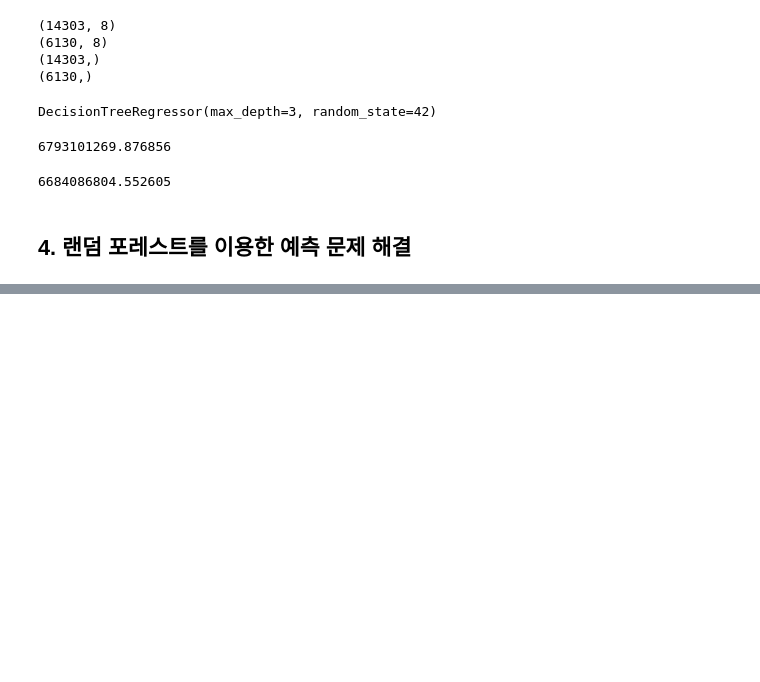
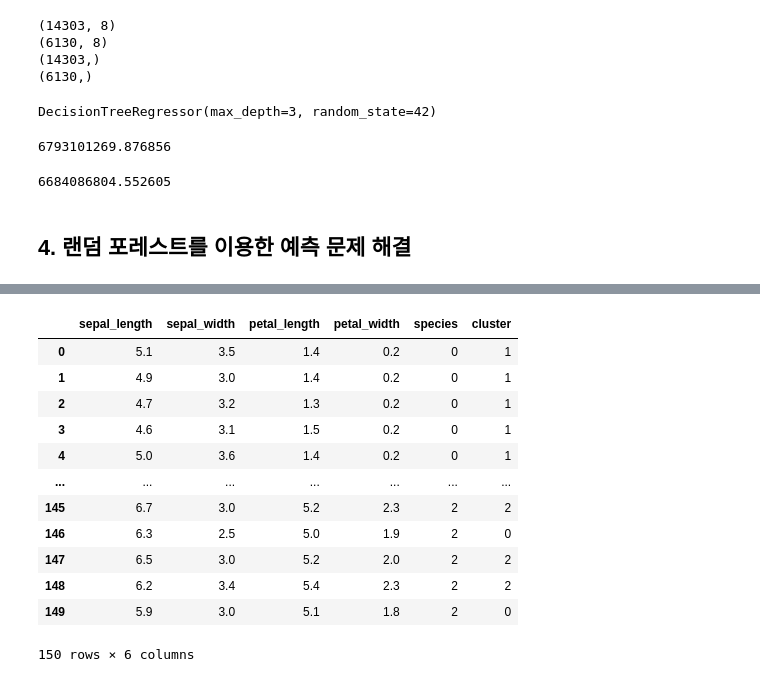
Before and after one commit to CQ-01/Edu, a Jupyter notebook: AI/Data Analysis/빅데이터 분석기사/II_데이터분석.ipynb, the cells around one changed output, grey strips where cells are left out. Drawn from its saved outputs; the diff is of its cells as text; code cells hidden in the pictures; blank space fills up the shorter version.

```diff
--- a/AI/Data Analysis/빅데이터 분석기사/II_데이터분석.ipynb
+++ b/AI/Data Analysis/빅데이터 분석기사/II_데이터분석.ipynb
@@ -1200,0 +1365,4 @@ print(mse)
+# %%
+from sklearn.preprocessing import LabelEncoder
+df['species'] = LabelEncoder().fit_transform(df['species'])
+df.head()
@@ -1200,0 +1376,8 @@ print(mse)
+# %%
+X = df[['sepal_length', 'sepal_width', 'petal_length', 'petal_width']]
+# %%
+# K-Means 객체 생성
+cluster1 = KMeans(n_clusters = 3, n_init = 10, max_iter = 500, random_state = 42)
+# n_clusters : 클러스터 갯수, n_init : 초기 centroid(클러스터 중심) 샘플링 횟수, max_iter : 알고리즘 반복횟수, K가 큰 경우 1000이상 조정, algorithm : 사용할 알고리즘으로 보통 'auto' 지정
+
+cluster1.fit(X)
@@ -1200,0 +1386,6 @@ print(mse)
+# %%
+# 결과값 변수에 저장
+cluster_center = cluster1.cluster_centers_  # 중심점 결과 저장
+cluster_prediction = cluster1.predict(X)  # 예측군집 결과 저장
+print(pd.DataFrame(cluster_center))
+print(cluster_prediction)
@@ -1200,0 +1402,18 @@ print(mse)
+# %%
+# 예측된 군집 결과 결합
+df['cluster'] = cluster_prediction
+df
+# %% [output]
+|  | sepal_length | sepal_width | petal_length | petal_width | species | cluster |
+| 0 | 5.1 | 3.5 | 1.4 | 0.2 | 0 | 1 |
+| 1 | 4.9 | 3.0 | 1.4 | 0.2 | 0 | 1 |
+| 2 | 4.7 | 3.2 | 1.3 | 0.2 | 0 | 1 |
+| 3 | 4.6 | 3.1 | 1.5 | 0.2 | 0 | 1 |
+| 4 | 5.0 | 3.6 | 1.4 | 0.2 | 0 | 1 |
+| ... | ... | ... | ... | ... | ... | ... |
+| 145 | 6.7 | 3.0 | 5.2 | 2.3 | 2 | 2 |
+| 146 | 6.3 | 2.5 | 5.0 | 1.9 | 2 | 0 |
+| 147 | 6.5 | 3.0 | 5.2 | 2.0 | 2 | 2 |
+| 148 | 6.2 | 3.4 | 5.4 | 2.3 | 2 | 2 |
+| 149 | 5.9 | 3.0 | 5.1 | 1.8 | 2 | 0 |
+150 rows × 6 columns
```
Also changed, not shown: parts of 25 cells of this notebook.
